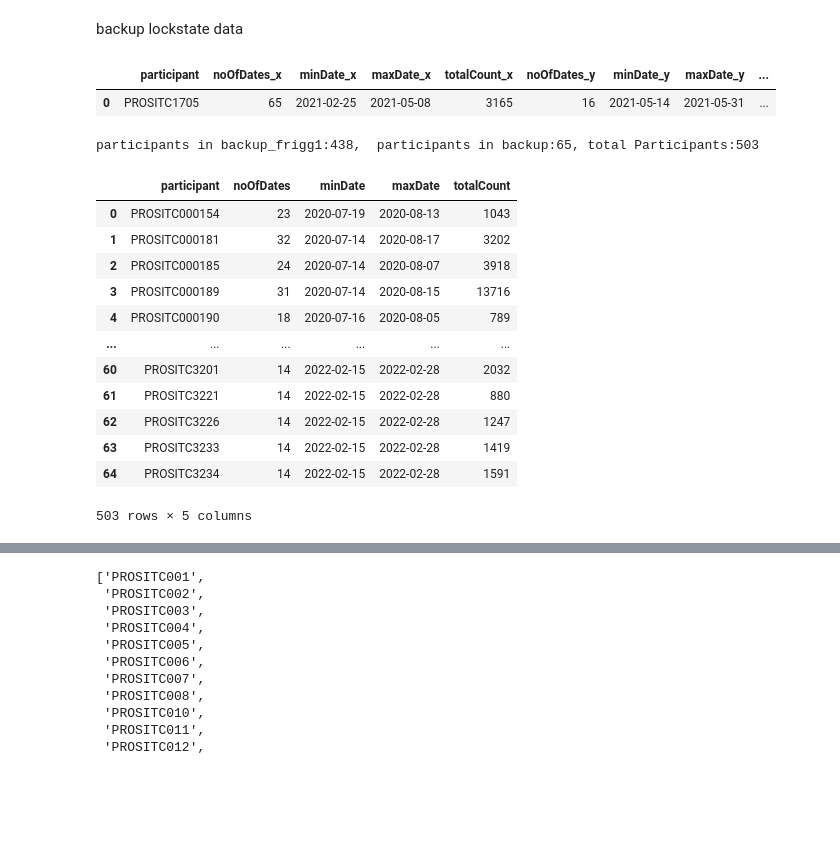
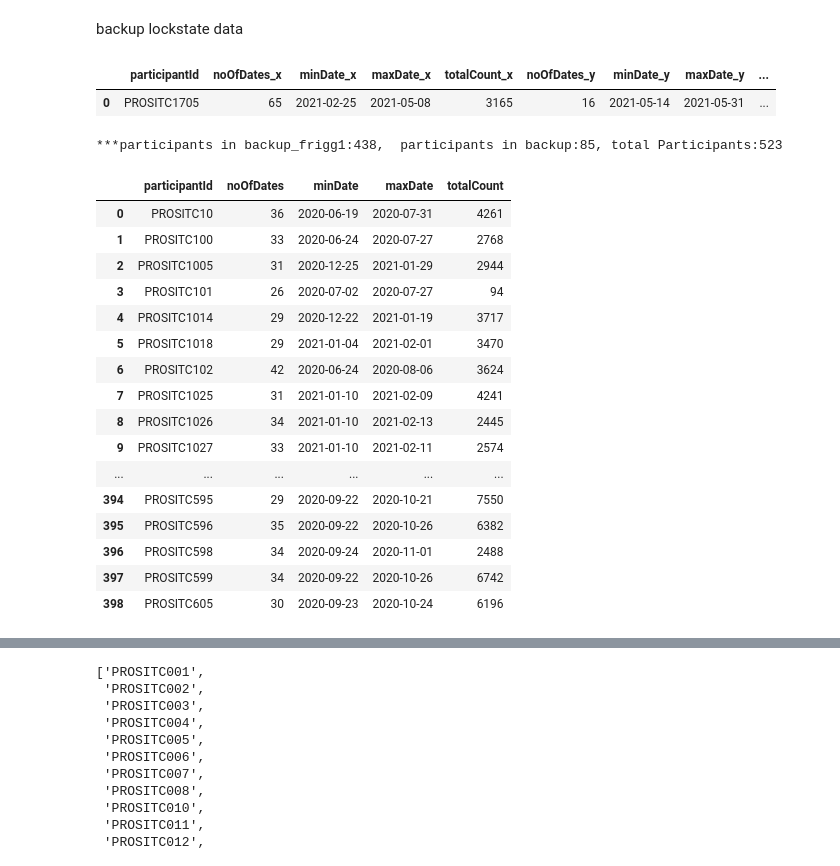
Before and after one commit to mohd-muzamil/flaskDashboard, a Jupyter notebook: preprocessing/DataExploration.ipynb, the cells around one changed output, grey strips where cells are left out. Drawn from its saved outputs; the diff is of its cells as text; code cells hidden in the pictures; blank space fills up the shorter version.

```diff
--- a/preprocessing/DataExploration.ipynb
+++ b/preprocessing/DataExploration.ipynb
@@ -3,5 +5,6 @@ Exploring the participants and the amount of data we have in different databases
 # %%
 import pandas as pd
+pd.set_option('display.max_rows', None)
 import os
 import sys
 import numpy as np
@@ -23,7 +26,7 @@ Lock_state data
 # %%
 dataFilename = "Lock_state.csv"
 screenstate = pd.read_csv(os.path.join(dataPath1, dataFilename), sep="|", header=None)
-header_list = ["id", "participant", "attribute", "lockstate", "timestamp", "uploadtimestamp"]
+header_list = ["id", "participantId", "attribute", "lck", "timestamp", "uploadtimestamp"]
 screenstate.columns = header_list
 
 #change time to Halifax time
@@ -35,17 +38,16 @@ screenstate["timestamp"] = pd.to_datetime(screenstate["timestamp"], utc=False)
 screenstate["date"] = screenstate["timestamp"].dt.date
 screenstate["time"] = screenstate["timestamp"].dt.strftime('%H:%M:%S')
 
-# keep only Covid participants
-screenstate = screenstate[screenstate["participant"].str.contains("PROSITC")]
+# keep only Covid participantIds
+screenstate = screenstate[screenstate["participantId"].str.contains("PROSITC")]
 
 # print(screenstate.info())
 
+dfa1 = screenstate.groupby("participantId")["date"].nunique().reset_index(name="noOfDates")
+dfa2 = screenstate.groupby("participantId")["date"].agg(["min", "max", "count"]).reset_index().rename(columns={'min': 'minDate', 'max': 'maxDate', 'count':'totalCount'})
+dfa3 = pd.merge(dfa1, dfa2, on="participantId", how="inner")
 
-dfa1 = screenstate.groupby("participant")["date"].nunique().reset_index(name="noOfDates")
-dfa2 = screenstate.groupby("participant")["date"].agg(["min", "max", "count"]).reset_index().rename(columns={'min': 'minDate', 'max': 'maxDate', 'count':'totalCount'})
-dfa3 = pd.merge(dfa1, dfa2, on="participant", how="inner")
-
-# participants with more than 14days of data
+# participantIds with more than 14days of data
 dfa3 = dfa3[dfa3["noOfDates"]>=14].reset_index(drop=True)
 
 # dfa3
@@ -56,7 +56,7 @@ backup lockstate data
 # %%
 dataFilename = "Lock_state.csv"
 screenstate = pd.read_csv(os.path.join(dataPath2, dataFilename), sep="|", header=None)
-header_list = ["id", "participant", "attribute", "lockstate", "timestamp", "uploadtimestamp"]
+header_list = ["id", "participantId", "attribute", "lck", "timestamp", "uploadtimestamp"]
 screenstate.columns = header_list
 
 #change time to Halifax time
@@ -68,45 +68,53 @@ screenstate["timestamp"] = pd.to_datetime(screenstate["timestamp"], utc=False)
 screenstate["date"] = screenstate["timestamp"].dt.date
 screenstate["time"] = screenstate["timestamp"].dt.strftime('%H:%M:%S')
 
-# keep only Covid participants
-screenstate = screenstate[screenstate["participant"].str.contains("PROSITC")]
+# keep only Covid participantIds
+screenstate = screenstate[screenstate["participantId"].str.contains("PROSITC")]
 
 # print(screenstate.info())
 
+dfb1 = screenstate.groupby("participantId")["date"].nunique().reset_index(name="noOfDates")
+dfb2 = screenstate.groupby("participantId")["date"].agg(["min", "max", "count"]).reset_index().rename(columns={'min': 'minDate', 'max': 'maxDate', 'count':'totalCount'})
+dfb3 = pd.merge(dfb1, dfb2, on="participantId", how="inner")
 
-dfb1 = screenstate.groupby("participant")["date"].nunique().reset_index(name="noOfDates")
-dfb2 = screenstate.groupby("participant")["date"].agg(["min", "max", "count"]).reset_index().rename(columns={'min': 'minDate', 'max': 'maxDate', 'count':'totalCount'})
-dfb3 = pd.merge(dfb1, dfb2, on="participant", how="inner")
-
-# participants with more than 14days of data
+# participantIds with more than 14days of data
 dfb3 = dfb3[dfb3["noOfDates"]>=14].reset_index(drop=True)
 
 # dfb3
 # %%
 # only 1 participant data exists in both backupfrigg1 and backupfrigg2
-pd.merge(dfa3, dfb3, on="participant", how="inner")
+pd.merge(dfa3, dfb3, on="participantId", how="inner")
 # %% [output]
-|  | participant | noOfDates_x | minDate_x | maxDate_x | totalCount_x | noOfDates_y | minDate_y | maxDate_y | ... |
+|  | participantId | noOfDates_x | minDate_x | maxDate_x | totalCount_x | noOfDates_y | minDate_y | maxDate_y | ... |
 | 0 | PROSITC1705 | 65 | 2021-02-25 | 2021-05-08 | 3165 | 16 | 2021-05-14 | 2021-05-31 | ... |
+# %%
+print(f"***participants in backup_frigg1:{dfa3.shape[0]},  participants in backup:{dfb3.shape[0]}, total Participants:{dfa3.shape[0]+dfb3.shape[0]}")
+# %% [output]
+***participants in backup_frigg1:438,  participants in backup:85, total Participants:523
 # %%
 # participants with more that 14days of data
+df3 = pd.concat([dfa3, dfb3], axis=0).reset_index(drop=True)
+df3["participantId"] = df3["participantId"].str.replace("PROSITC000", "PROSITC")
+df3["participantId"] = df3["participantId"].str.replace("PROSITC00", "PROSITC")
+df3["participantId"] = df3["participantId"].str.replace("PROSITC0", "PROSITC")
 
-print(f"participants in backup_frigg1:{dfa3.shape[0]},  participants in backup:{dfb3.shape[0]}, total Participants:{dfa3.shape[0]+dfb3.shape[0]}")
-
-df3 = pd.concat([dfa3, dfb3], axis=0)
+df3.sort_values("participantId", inplace=True, ignore_index=True)
 df3
 # %% [output]
-participants in backup_frigg1:438,  participants in backup:65, total Participants:503
-|  | participant | noOfDates | minDate | maxDate | totalCount |
-| 0 | PROSITC000154 | 23 | 2020-07-19 | 2020-08-13 | 1043 |
-| 1 | PROSITC000181 | 32 | 2020-07-14 | 2020-08-17 | 3202 |
-| 2 | PROSITC000185 | 24 | 2020-07-14 | 2020-08-07 | 3918 |
-| 3 | PROSITC000189 | 31 | 2020-07-14 | 2020-08-15 | 13716 |
-| 4 | PROSITC000190 | 18 | 2020-07-16 | 2020-08-05 | 789 |
+|  | participantId | noOfDates | minDate | maxDate | totalCount |
+| 0 | PROSITC10 | 36 | 2020-06-19 | 2020-07-31 | 4261 |
+| 1 | PROSITC100 | 33 | 2020-06-24 | 2020-07-27 | 2768 |
+| 2 | PROSITC1005 | 31 | 2020-12-25 | 2021-01-29 | 2944 |
+| 3 | PROSITC101 | 26 | 2020-07-02 | 2020-07-27 | 94 |
+| 4 | PROSITC1014 | 29 | 2020-12-22 | 2021-01-19 | 3717 |
+| 5 | PROSITC1018 | 29 | 2021-01-04 | 2021-02-01 | 3470 |
+| 6 | PROSITC102 | 42 | 2020-06-24 | 2020-08-06 | 3624 |
+| 7 | PROSITC1025 | 31 | 2021-01-10 | 2021-02-09 | 4241 |
+| 8 | PROSITC1026 | 34 | 2021-01-10 | 2021-02-13 | 2445 |
+| 9 | PROSITC1027 | 33 | 2021-01-10 | 2021-02-11 | 2574 |
 | ... | ... | ... | ... | ... | ... |
-| 60 | PROSITC3201 | 14 | 2022-02-15 | 2022-02-28 | 2032 |
-| 61 | PROSITC3221 | 14 | 2022-02-15 | 2022-02-28 | 880 |
-| 62 | PROSITC3226 | 14 | 2022-02-15 | 2022-02-28 | 1247 |
-| 63 | PROSITC3233 | 14 | 2022-02-15 | 2022-02-28 | 1419 |
-| 64 | PROSITC3234 | 14 | 2022-02-15 | 2022-02-28 | 1591 |
+| 394 | PROSITC595 | 29 | 2020-09-22 | 2020-10-21 | 7550 |
+| 395 | PROSITC596 | 35 | 2020-09-22 | 2020-10-26 | 6382 |
+| 396 | PROSITC598 | 34 | 2020-09-24 | 2020-11-01 | 2488 |
+| 397 | PROSITC599 | 34 | 2020-09-22 | 2020-10-26 | 6742 |
+| 398 | PROSITC605 | 30 | 2020-09-23 | 2020-10-24 | 6196 |
-503 rows × 5 columns
```
Also changed, not shown: parts of 14 cells of this notebook, 10 other files.
